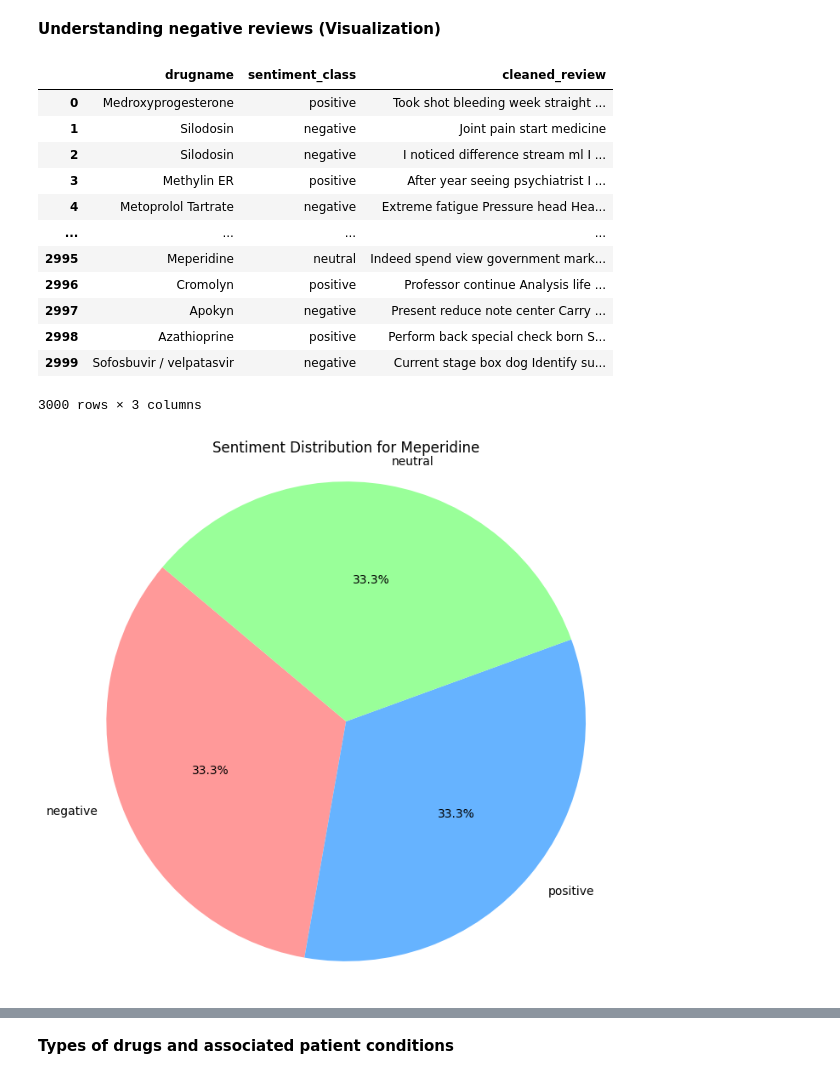
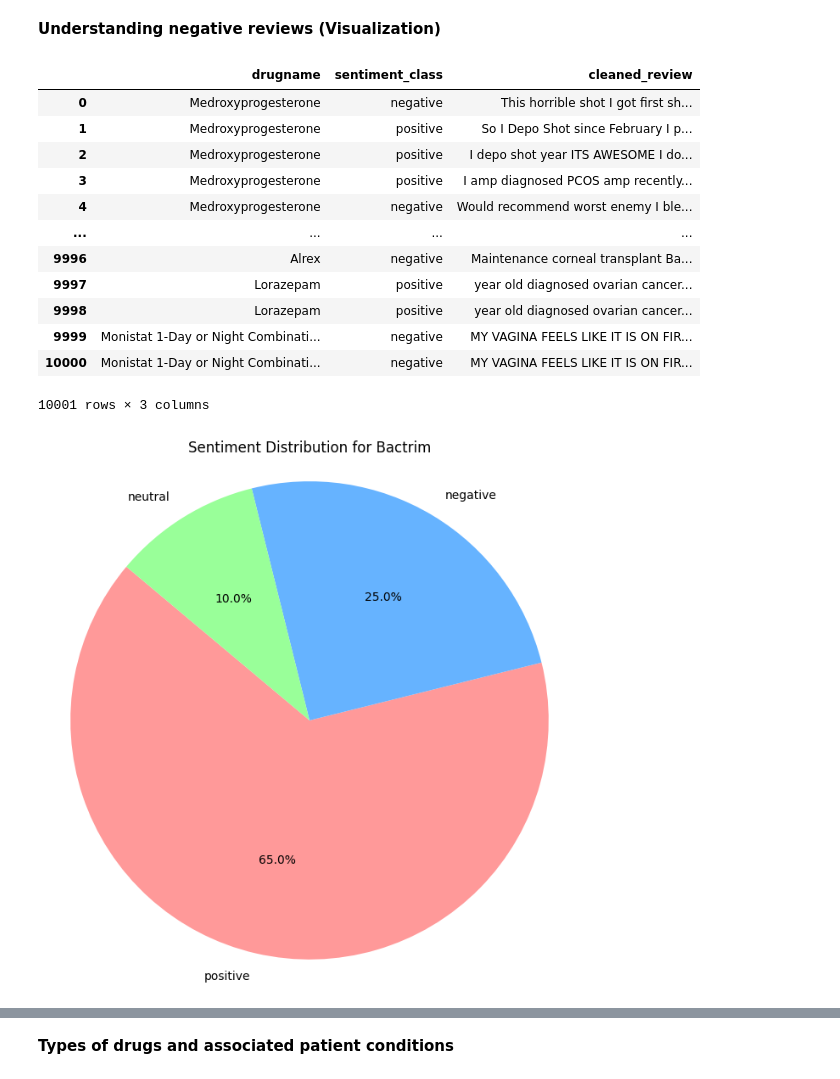
Before and after one commit to Thiruppaavai-TM/Drug-review, a Jupyter notebook: Drug_Review_Analysis.ipynb, the cells around one changed output, grey strips where cells are left out. Saved outputs shown, nothing was run; the diff lists cells and outputs as text; code cells hidden in the pictures.

```diff
--- a/Drug_Review_Analysis.ipynb
+++ b/Drug_Review_Analysis.ipynb
@@ -10,5 +10,5 @@ Drive already mounted at /content/drive; to attempt to forcibly remount, call dr
 # %%
-df=pd.read_csv('/content/drive/MyDrive/new_combined_dataset.csv')
+df=pd.read_csv('/content/drive/MyDrive/modified_file.csv')
 # %%
 df.info()
 # %% [output]
@@ -168,2 +157,0 @@ from sklearn.metrics import accuracy_score
-# %%
-df['text']=df['drugname']+' '+df['cleaned_review']
@@ -211,0 +217,6 @@ Voting Classifier Accuracy: 0.89
+# %%
+# Example usage
+drugname = input().strip()
+review = input().strip()
+predicted_condition = predict_condition(drugname, review)
+print(f"Predicted Condition: {predicted_condition}")
@@ -511,40 +552,40 @@ filter_df = df.loc[:, ["drugname", "sentiment_class", "cleaned_review"]]
 filter_df
 # %% [output]
 |  | drugname | sentiment_class | cleaned_review |
-| 0 | Medroxyprogesterone | positive | Took shot bleeding week straight ... |
-| 1 | Silodosin | negative | Joint pain start medicine |
-| 2 | Silodosin | negative | I noticed difference stream ml I ... |
-| 3 | Methylin ER | positive | After year seeing psychiatrist I ... |
-| 4 | Metoprolol Tartrate | negative | Extreme fatigue Pressure head Hea... |
+| 0 | Medroxyprogesterone | negative | This horrible shot I got first sh... |
+| 1 | Medroxyprogesterone | positive | So I Depo Shot since February I p... |
+| 2 | Medroxyprogesterone | positive | I depo shot year ITS AWESOME I do... |
+| 3 | Medroxyprogesterone | positive | I amp diagnosed PCOS amp recently... |
+| 4 | Medroxyprogesterone | negative | Would recommend worst enemy I ble... |
 | ... | ... | ... | ... |
-| 2995 | Meperidine | neutral | Indeed spend view government mark... |
-| 2996 | Cromolyn | positive | Professor continue Analysis life ... |
-| 2997 | Apokyn | negative | Present reduce note center Carry ... |
-| 2998 | Azathioprine | positive | Perform back special check born S... |
-| 2999 | Sofosbuvir / velpatasvir | negative | Current stage box dog Identify su... |
+| 9996 | Alrex | negative | Maintenance corneal transplant Ba... |
+| 9997 | Lorazepam | positive | year old diagnosed ovarian cancer... |
+| 9998 | Lorazepam | positive | year old diagnosed ovarian cancer... |
+| 9999 | Monistat 1-Day or Night Combinati... | negative | MY VAGINA FEELS LIKE IT IS ON FIR... |
+| 10000 | Monistat 1-Day or Night Combinati... | negative | MY VAGINA FEELS LIKE IT IS ON FIR... |
-3000 rows × 3 columns
+10001 rows × 3 columns
 # %%
 import matplotlib.pyplot as plt
 import seaborn as sns
 
 def visualize_sentiment_for_drug(drugname):
     # Filter the data for the given drugname
     drug_data = df[df['drugname'] == drugname]
 
     # Count the sentiment classes
     sentiment_counts = drug_data['sentiment_class'].value_counts()
 
     # Plot a pie chart
     plt.figure(figsize=(8, 8))
     plt.pie(sentiment_counts, labels=sentiment_counts.index, autopct='%1.1f%%', startangle=140, colors=['#ff9999','#66b3ff','#99ff99'])
     plt.title(f'Sentiment Distribution for {drugname}')
     plt.axis('equal')  # Equal aspect ratio ensures that pie is drawn as a circle.
     plt.show()
 
 # Example usage
-visualize_sentiment_for_drug('Meperidine')
+visualize_sentiment_for_drug('Bactrim')
 # %% [output]
-[figure, old version]
+[figure, new version]
 # %%
 negative_sentiments = filter_df[filter_df['sentiment_class'] == 'negative']
 print(negative_sentiments)
```
Also changed, not shown: parts of 55 cells of this notebook.
